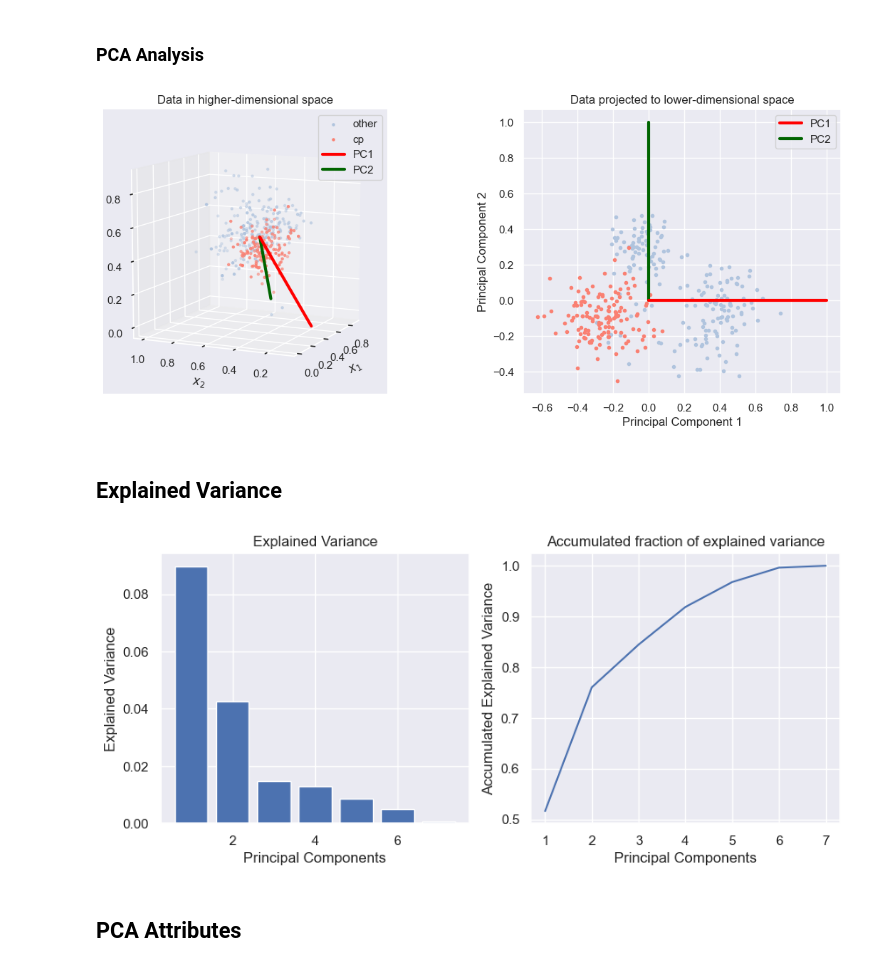
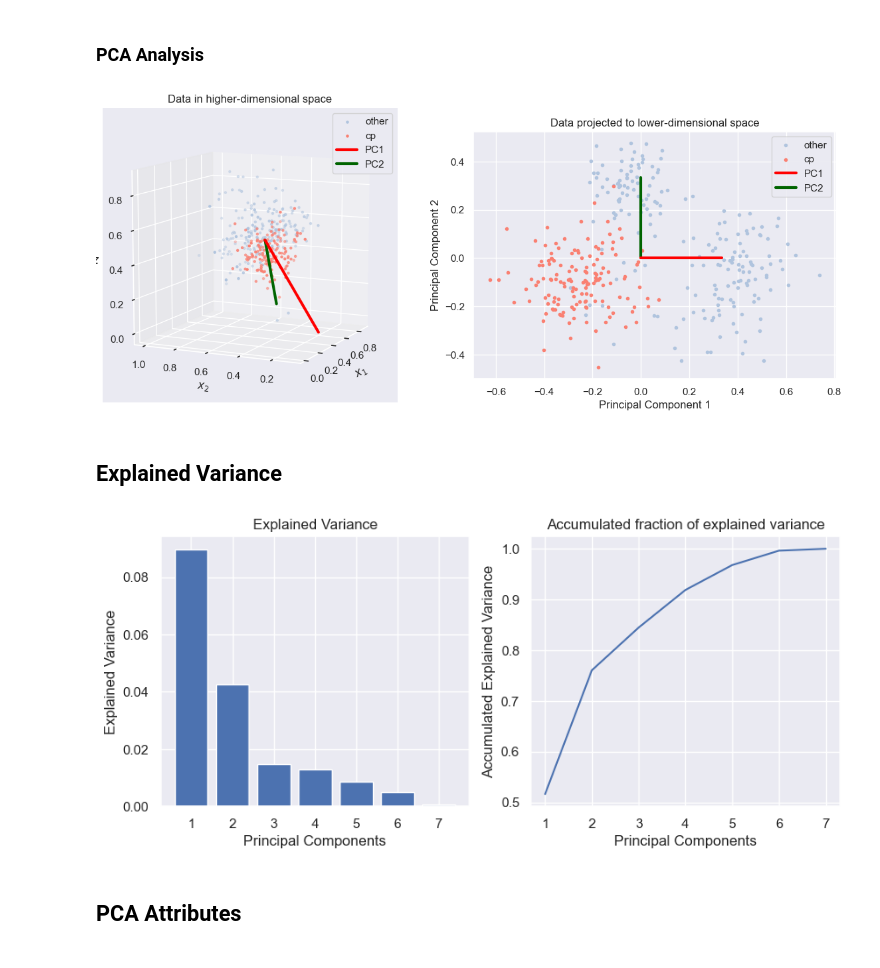
Before and after one commit to frejaroed/machine-learning-project-1, a Jupyter notebook: main.ipynb, the cells around one changed output. Drawn from its saved outputs; the diff is of its cells as text; code cells hidden in the pictures.

```diff
--- a/main.ipynb
+++ b/main.ipynb
@@ -215,37 +215,37 @@ ax.legend()
 for i, pc in enumerate(V_K.T):
     ax.plot([0.5, pc[0]], [0.5, pc[1]], [0.5, pc[2]], color=colors[i], lw=3, label=f'PC{i+1}', zorder=5-i)
 ### END SOLUTION
 
 # Figure layout
 ax.set_xlabel('$x_1$')
 ax.set_ylabel('$x_2$')
 ax.set_zlabel('$z$')
 ax.set_aspect('equal')
 ax.legend()
 
 # Create subplot for projected data
 ax = fig.add_subplot(122)
 ax.set_title('Data projected to lower-dimensional space')
 
 # Plot the projected data, B, in 2D - along with the principal components in the projected space (which are just the standard basis vectors in 2D).
 ### BEGIN SOLUTION
-ax.scatter(B[~mask, 0], B[~mask, 1], c='lightsteelblue', marker='.')
-ax.scatter(B[mask, 0], B[mask, 1], c='salmon', marker='.')
+ax.scatter(B[~mask, 0], B[~mask, 1], c='lightsteelblue', marker='.', label='other')
+ax.scatter(B[mask, 0], B[mask, 1], c='salmon', marker='.', label='cp')
 # Plot lines indicating the principal components in the projected space
 for i, pc in enumerate(np.eye(2)): # The projected PCs are just the standard basis in 2D
-    ax.plot([0, pc[0]], [0, pc[1]], color=colors[i], lw=3, label=f'PC{i+1}', zorder=5-i)
+    ax.plot([0, pc[0]/3], [0, pc[1]/3], color=colors[i], lw=3, label=f'PC{i+1}', zorder=5-i)
 ### END SOLUTION
 
 # Figure layout
 ax.set_xlabel('Principal Component 1')
 ax.set_ylabel('Principal Component 2')
 ax.set_aspect('equal')
 ax.legend()
 
 plt.tight_layout()
 plt.show()
 # %% [output]
-[figure, old version]
+[figure, new version]
 # %% [markdown]
 ## Explained Variance
 # %%
@@ -269,10 +269,14 @@ axs[1].set_ylabel('Accumulated Explained Variance')
 ### BEGIN SOLUTION
 axs[1].plot(np.arange(1, len(pca.explained_variance_ratio_) + 1),
             pca.explained_variance_ratio_.cumsum())
+
+# After your plotting calls
+axs[0].set_xticks(np.arange(1, 7 + 1))  # 1..7 for bar plot
+axs[1].set_xticks(np.arange(1, 7 + 1))  # 1..7 for line plot
 ### END SOLUTION
 plt.show()
 # %% [output]
-[figure, old version]
+[figure, new version]
 # %% [markdown]
 ## PCA Attributes
 # %%
```
Also changed, not shown: parts of 1 cell of this notebook.
